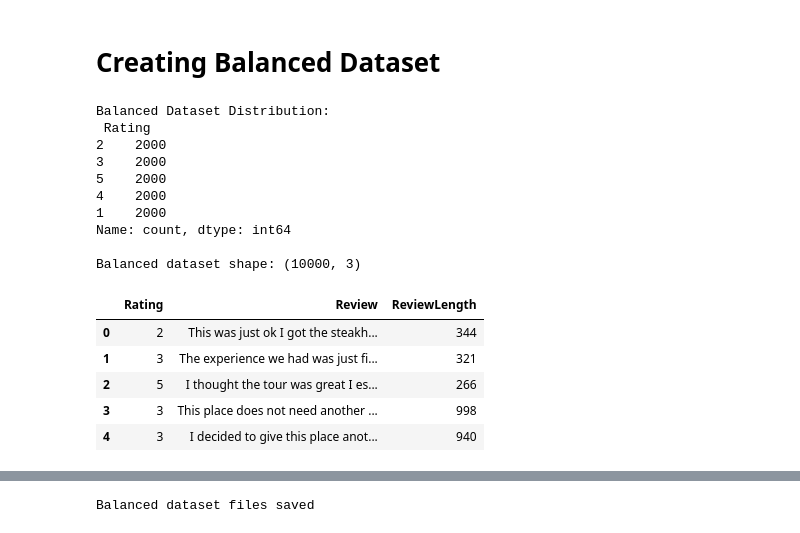
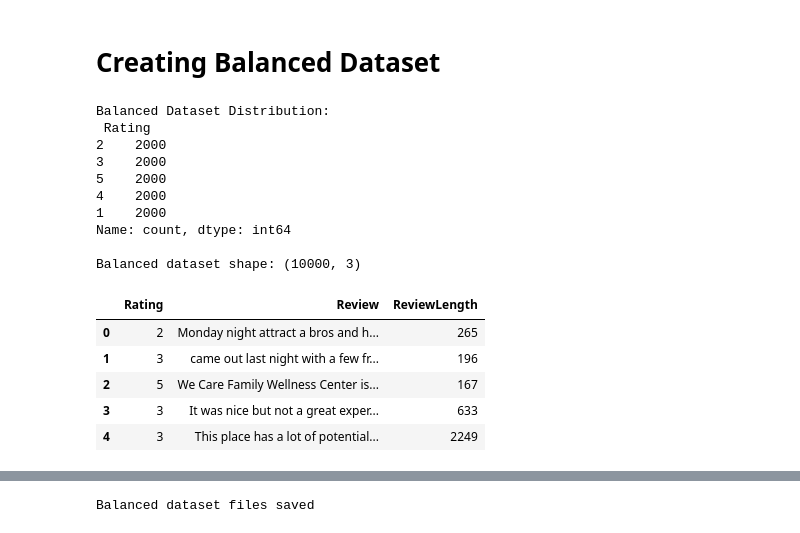
Before and after one commit to sreelekshmisaju/Automated-Review-Rating-System, a Jupyter notebook: notebooks/Automated Review Rating System.ipynb, the cells around one changed output, grey strips where cells are left out. Saved outputs shown, nothing was run; the diff lists cells and outputs as text; code cells hidden in the pictures.

```diff
--- a/notebooks/Automated Review Rating System.ipynb
+++ b/notebooks/Automated Review Rating System.ipynb
@@ -424,0 +292,13 @@ Name: count, dtype: int64
+# %%
+
+# Function to find consecutive duplicate words in a text
+def find_repeated_words(text):
+    return re.findall(r'\b(\w+)( \1\b)+', text, flags=re.IGNORECASE)
+
+# Apply function to reviews
+df2['Repeated_Words'] = df2['Review'].apply(find_repeated_words)
+
+# Show reviews that actually have repeated words
+df2_with_duplicates = df2[df2['Repeated_Words'].str.len() > 0]
+
+df2_with_duplicates[['Review', 'Repeated_Words']].head()
@@ -430,6 +317,6 @@ def remove_repeated_words(text):
     # \b(\w+) matches a word, ( \1\b)+ matches one or more consecutive repeats
     return re.sub(r'\b(\w+)( \1\b)+', r'\1', text, flags=re.IGNORECASE)
 
-df_final_sorted['Review'] = df_final_sorted['Review'].apply(remove_repeated_words)
-df_final_sorted.head()
+df2['Review'] = df2['Review'].apply(remove_repeated_words)
+df2.head()
 # %% [output]
@@ -441,0 +331,3 @@ df_final_sorted.head()
+# %%
+df2_sorted = df2.sort_values(by='Rating', ascending=False).reset_index(drop=True)
+df2_sorted.head()
@@ -480,10 +379,10 @@ plt.show()
 # %% [markdown]
 # Review Length Distribution (Histogram)
 # %%
-df_final_sorted['ReviewLength'] = df_final_sorted['Review'].str.len()
+df2_sorted['ReviewLength'] = df2_sorted['Review'].str.len()
 
 
-sns.histplot(df_final_sorted['ReviewLength'], bins=10, kde=True, color='skyblue')
+sns.histplot(df2_sorted['ReviewLength'], bins=10, kde=True, color='skyblue')
 plt.title('Review Length Distribution')
 plt.xlabel('Number of Characters in Review')
 plt.ylabel('Frequency')
@@ -519,41 +418,41 @@ min_count = 2000
 balanced_df_list = []
 
 # Loop through each unique rating
-for rating in df_final_sorted['Rating'].unique():
-    df_rating = df_final_sorted[df_final_sorted['Rating'] == rating]
+for rating in df2_sorted['Rating'].unique():
+    df_rating = df2_sorted[df2_sorted['Rating'] == rating]
 
     if len(df_rating) < min_count:
         # Oversample minority class (with replacement)
         df_rating_balanced = df_rating.sample(min_count, replace=True, random_state=42)
     else:
         # Undersample majority class (without replacement)
         df_rating_balanced = df_rating.sample(min_count, replace=False, random_state=42)
 
     balanced_df_list.append(df_rating_balanced)
 
 
 df_balanced = pd.concat(balanced_df_list).sample(frac=1, random_state=42).reset_index(drop=True)
 
 print("Balanced Dataset Distribution:\n", df_balanced['Rating'].value_counts())
 print("\nBalanced dataset shape:", df_balanced.shape)
 df_balanced.head()
 # %% [output]
 Balanced Dataset Distribution:
  Rating
 2    2000
 3    2000
 5    2000
 4    2000
 1    2000
 Name: count, dtype: int64
 
 Balanced dataset shape: (10000, 3)
 |  | Rating | Review | ReviewLength |
-| 0 | 2 | This was just ok I got the steakh... | 344 |
-| 1 | 3 | The experience we had was just fi... | 321 |
-| 2 | 5 | I thought the tour was great I es... | 266 |
-| 3 | 3 | This place does not need another ... | 998 |
-| 4 | 3 | I decided to give this place anot... | 940 |
+| 0 | 2 | Monday night attract a bros and h... | 265 |
+| 1 | 3 | came out last night with a few fr... | 196 |
+| 2 | 5 | We Care Family Wellness Center is... | 167 |
+| 3 | 3 | It was nice but not a great exper... | 633 |
+| 4 | 3 | This place has a lot of potential... | 2249 |
 # %%
 # Sort by Rating
 df_balanced_sorted = df_balanced.sort_values(by='Rating').reset_index(drop=True)
```
Also changed, not shown: parts of 97 cells of this notebook, 8 other files.
